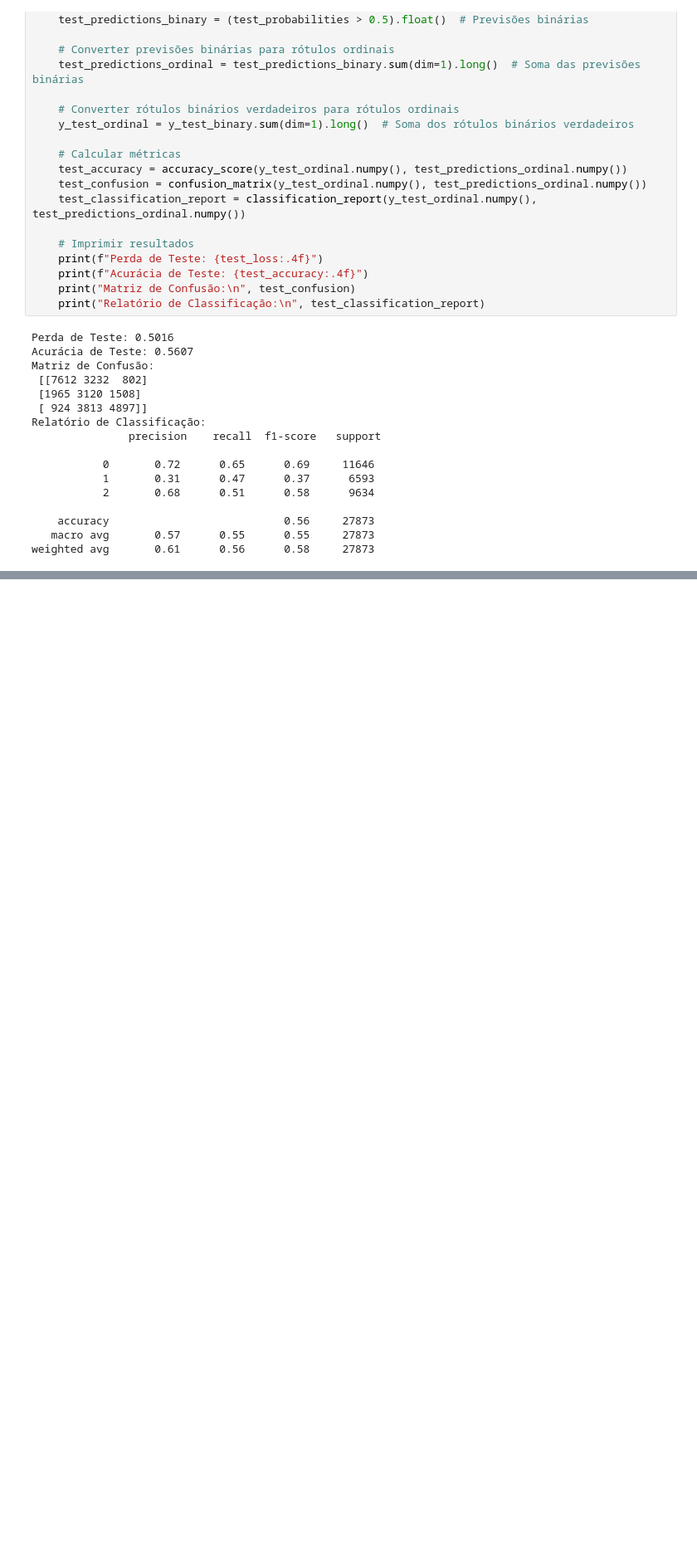
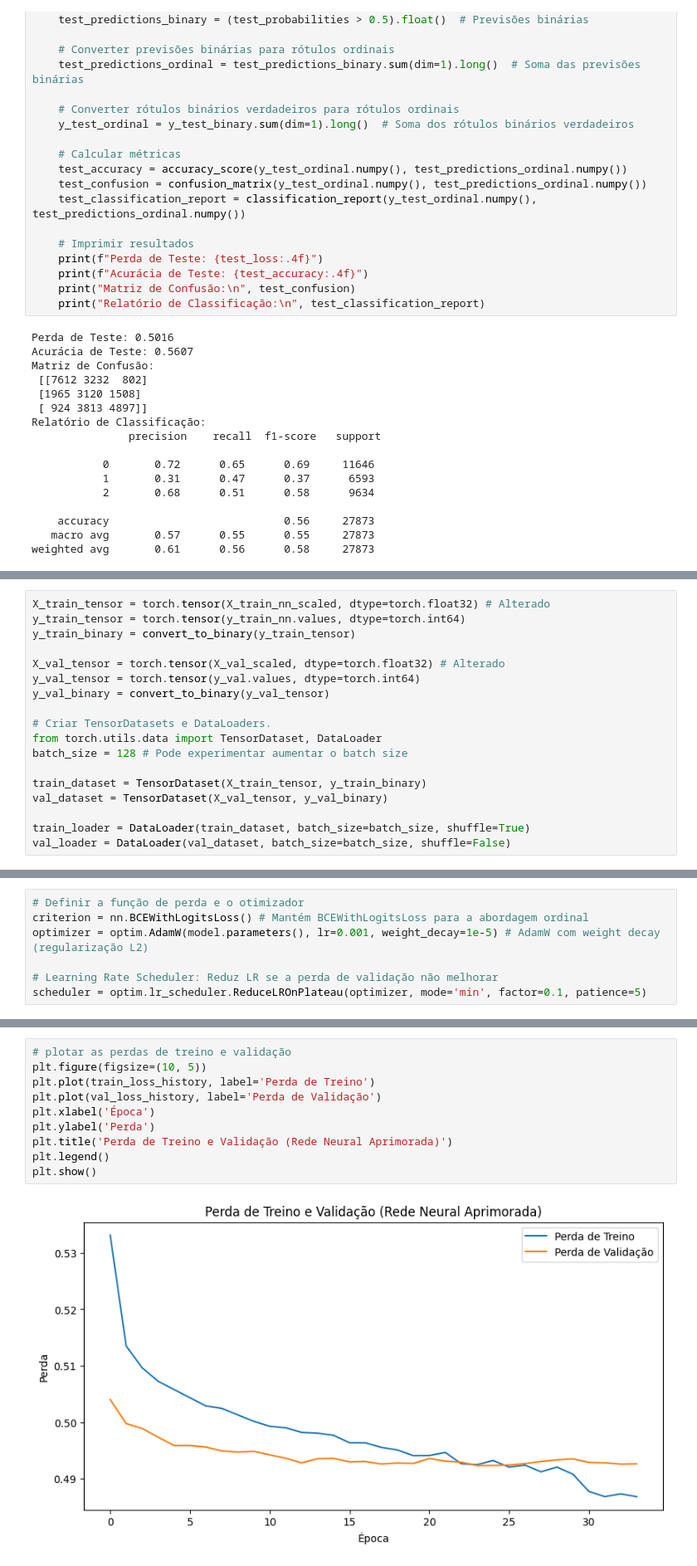
Before and after one commit to lucasrabay/financial-system_access, a Jupyter notebook: notebooks/model.ipynb, the cells around one changed output, grey strips where cells are left out. Shown: that part at 83% size. Cells and saved outputs as stored; diff of their text form; blank space fills up the shorter version.

```diff
--- a/notebooks/model.ipynb
+++ b/notebooks/model.ipynb
@@ -308,0 +461,18 @@ weighted avg       0.61      0.56      0.58     27873
+# %%
+X_train_tensor = torch.tensor(X_train_nn_scaled, dtype=torch.float32) # Alterado
+y_train_tensor = torch.tensor(y_train_nn.values, dtype=torch.int64)
+y_train_binary = convert_to_binary(y_train_tensor)
+
+X_val_tensor = torch.tensor(X_val_scaled, dtype=torch.float32) # Alterado
+y_val_tensor = torch.tensor(y_val.values, dtype=torch.int64)
+y_val_binary = convert_to_binary(y_val_tensor)
+
+# Criar TensorDatasets e DataLoaders.
+from torch.utils.data import TensorDataset, DataLoader
+batch_size = 128 # Pode experimentar aumentar o batch size
+
+train_dataset = TensorDataset(X_train_tensor, y_train_binary)
+val_dataset = TensorDataset(X_val_tensor, y_val_binary)
+
+train_loader = DataLoader(train_dataset, batch_size=batch_size, shuffle=True)
+val_loader = DataLoader(val_dataset, batch_size=batch_size, shuffle=False)
@@ -308,0 +539,7 @@ weighted avg       0.61      0.56      0.58     27873
+# %%
+# Definir a função de perda e o otimizador
+criterion = nn.BCEWithLogitsLoss() # Mantém BCEWithLogitsLoss para a abordagem ordinal
+optimizer = optim.AdamW(model.parameters(), lr=0.001, weight_decay=1e-5) # AdamW com weight decay (regularização L2)
+
+# Learning Rate Scheduler: Reduz LR se a perda de validação não melhorar
+scheduler = optim.lr_scheduler.ReduceLROnPlateau(optimizer, mode='min', factor=0.1, patience=5)
@@ -308,0 +666,12 @@ weighted avg       0.61      0.56      0.58     27873
+# %%
+# plotar as perdas de treino e validação
+plt.figure(figsize=(10, 5))
+plt.plot(train_loss_history, label='Perda de Treino')
+plt.plot(val_loss_history, label='Perda de Validação')
+plt.xlabel('Época')
+plt.ylabel('Perda')
+plt.title('Perda de Treino e Validação (Rede Neural Aprimorada)')
+plt.legend()
+plt.show()
+# %% [output]
+[figure, added]
```
Also changed, not shown: parts of 29 cells of this notebook, 4 other files.
